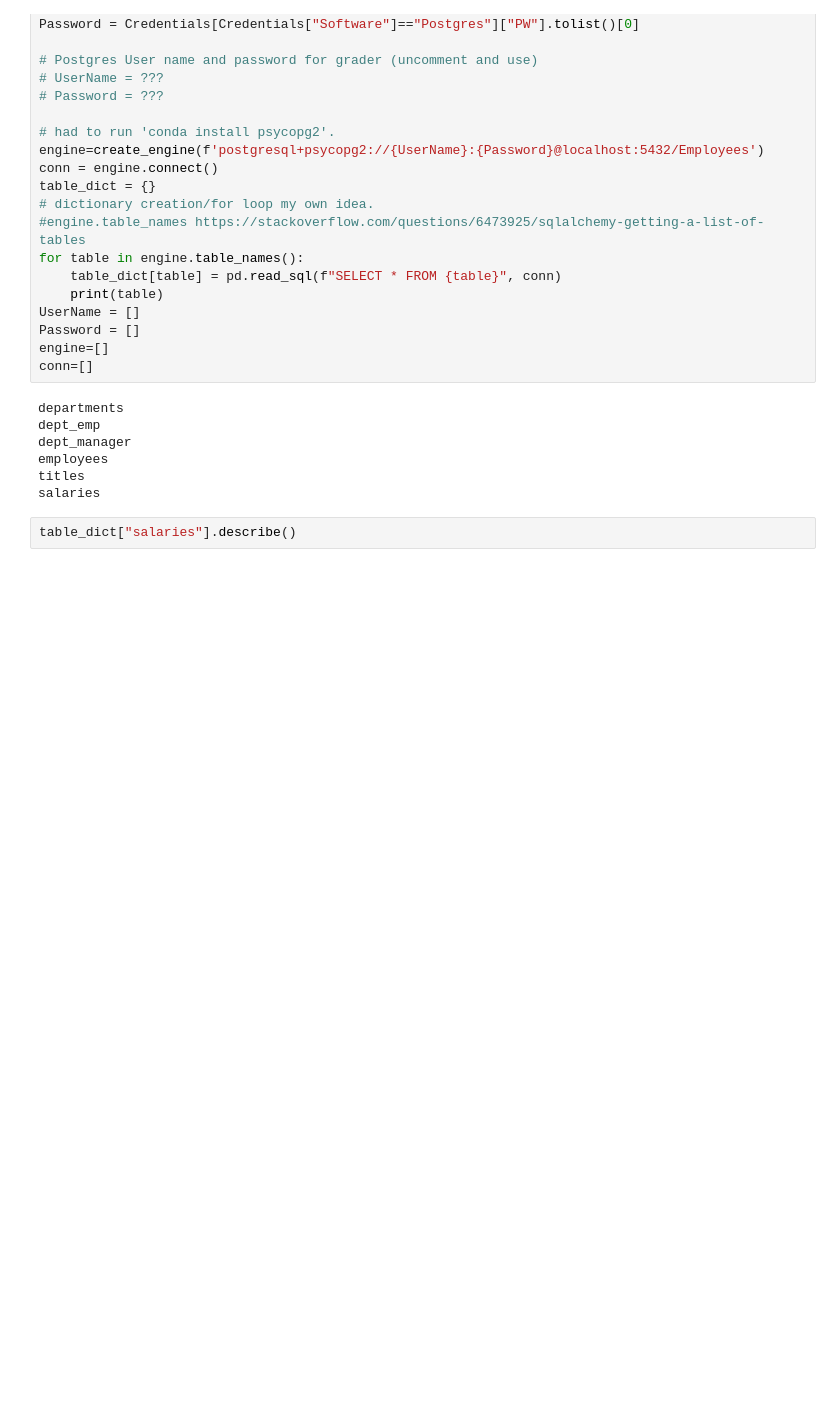
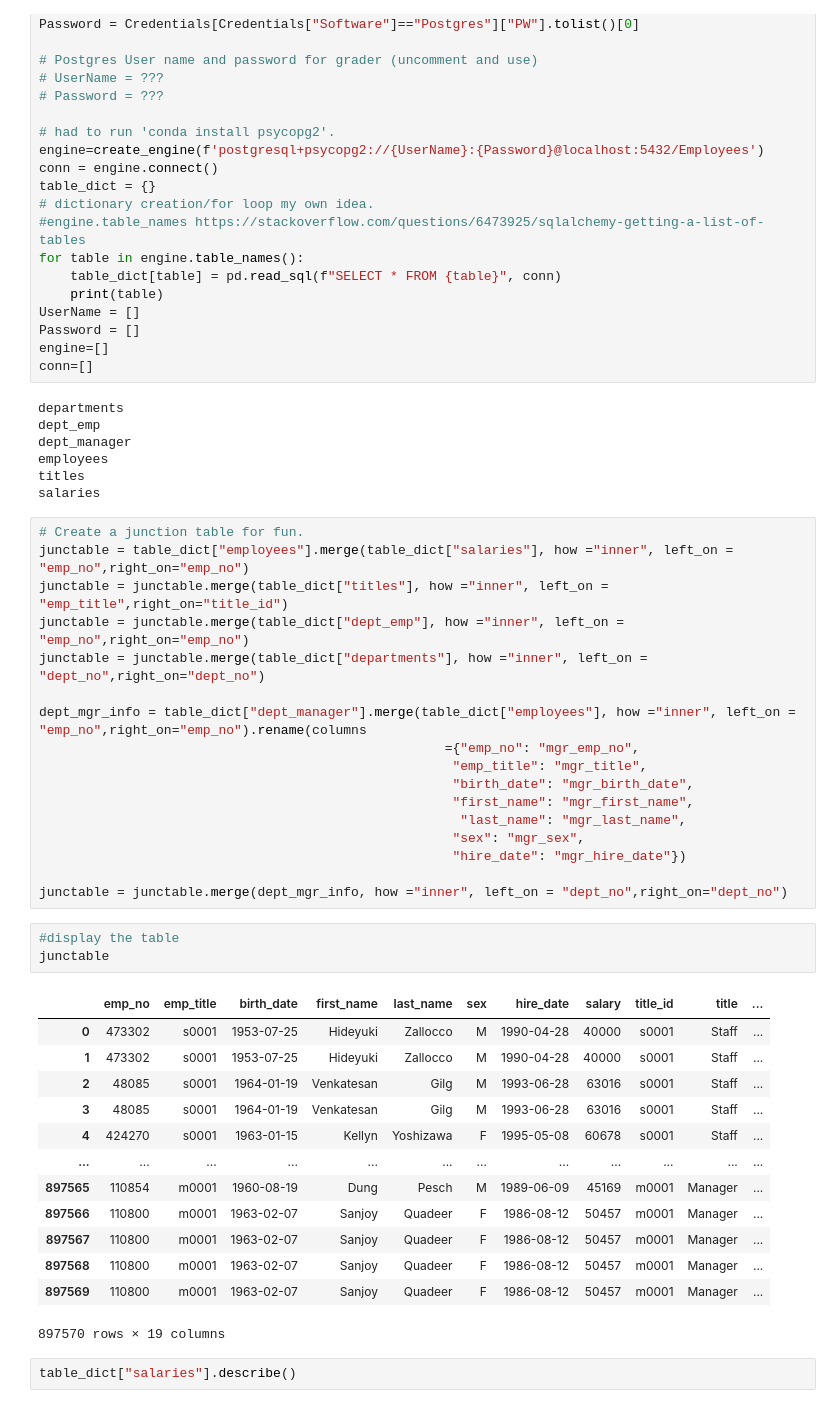
Before and after one commit to zukohere/sql-challenge, a Jupyter notebook: EmployeeSQL/3_Employees_Bonus.ipynb, the cells around one changed output. Saved outputs shown, nothing was run; the diff lists cells and outputs as text; blank space fills up the shorter version.

```diff
--- a/EmployeeSQL/3_Employees_Bonus.ipynb
+++ b/EmployeeSQL/3_Employees_Bonus.ipynb
@@ -33,6 +33,40 @@ dept_manager
 employees
 titles
 salaries
+# %%
+# Create a junction table for fun.
+junctable = table_dict["employees"].merge(table_dict["salaries"], how ="inner", left_on = "emp_no",right_on="emp_no")
+junctable = junctable.merge(table_dict["titles"], how ="inner", left_on = "emp_title",right_on="title_id")
+junctable = junctable.merge(table_dict["dept_emp"], how ="inner", left_on = "emp_no",right_on="emp_no")
+junctable = junctable.merge(table_dict["departments"], how ="inner", left_on = "dept_no",right_on="dept_no")
+
+dept_mgr_info = table_dict["dept_manager"].merge(table_dict["employees"], how ="inner", left_on = "emp_no",right_on="emp_no").rename(columns
+                                                    ={"emp_no": "mgr_emp_no",
+                                                     "emp_title": "mgr_title",
+                                                     "birth_date": "mgr_birth_date",
+                                                     "first_name": "mgr_first_name",
+                                                      "last_name": "mgr_last_name",
+                                                     "sex": "mgr_sex",
+                                                     "hire_date": "mgr_hire_date"})
+
+junctable = junctable.merge(dept_mgr_info, how ="inner", left_on = "dept_no",right_on="dept_no")
+# %%
+#display the table
+junctable
+# %% [output]
+|  | emp_no | emp_title | birth_date | first_name | last_name | sex | hire_date | salary | title_id | title | ... |
+| 0 | 473302 | s0001 | 1953-07-25 | Hideyuki | Zallocco | M | 1990-04-28 | 40000 | s0001 | Staff | ... |
+| 1 | 473302 | s0001 | 1953-07-25 | Hideyuki | Zallocco | M | 1990-04-28 | 40000 | s0001 | Staff | ... |
+| 2 | 48085 | s0001 | 1964-01-19 | Venkatesan | Gilg | M | 1993-06-28 | 63016 | s0001 | Staff | ... |
+| 3 | 48085 | s0001 | 1964-01-19 | Venkatesan | Gilg | M | 1993-06-28 | 63016 | s0001 | Staff | ... |
+| 4 | 424270 | s0001 | 1963-01-15 | Kellyn | Yoshizawa | F | 1995-05-08 | 60678 | s0001 | Staff | ... |
+| ... | ... | ... | ... | ... | ... | ... | ... | ... | ... | ... | ... |
+| 897565 | 110854 | m0001 | 1960-08-19 | Dung | Pesch | M | 1989-06-09 | 45169 | m0001 | Manager | ... |
+| 897566 | 110800 | m0001 | 1963-02-07 | Sanjoy | Quadeer | F | 1986-08-12 | 50457 | m0001 | Manager | ... |
+| 897567 | 110800 | m0001 | 1963-02-07 | Sanjoy | Quadeer | F | 1986-08-12 | 50457 | m0001 | Manager | ... |
+| 897568 | 110800 | m0001 | 1963-02-07 | Sanjoy | Quadeer | F | 1986-08-12 | 50457 | m0001 | Manager | ... |
+| 897569 | 110800 | m0001 | 1963-02-07 | Sanjoy | Quadeer | F | 1986-08-12 | 50457 | m0001 | Manager | ... |
+897570 rows × 19 columns
 # %%
 table_dict["salaries"].describe()
 # %% [output]
```
Also changed, not shown: parts of 1 cell of this notebook.
